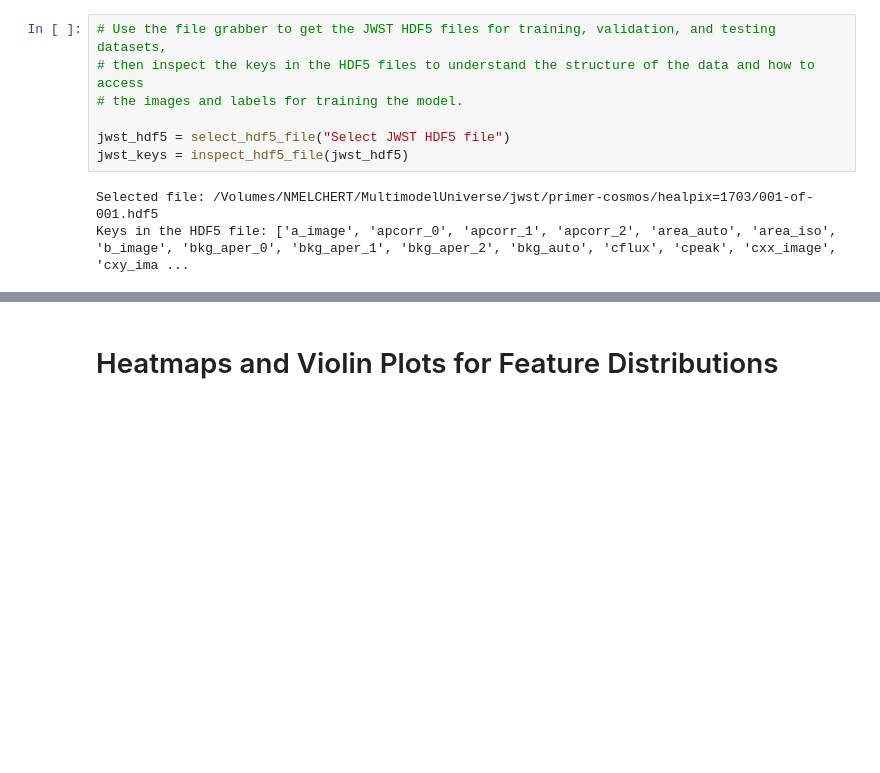
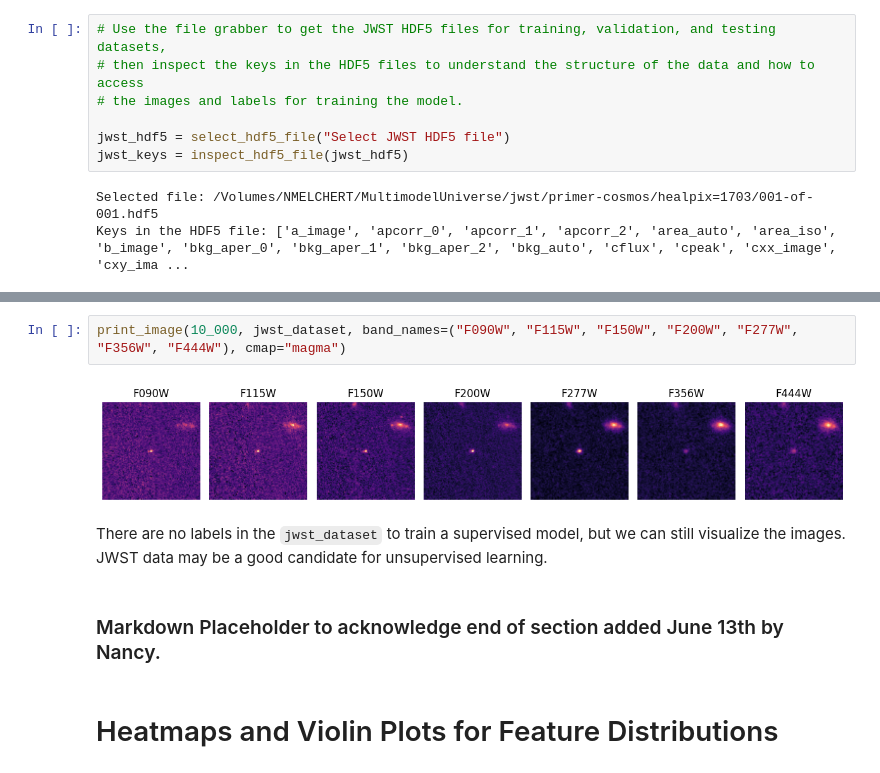
Before and after one commit to MADS-Milestone-2/Galaxy-Classifier, a Jupyter notebook: group-4-first-draft.ipynb, the cells around one changed output, grey strips where cells are left out. Saved outputs shown, nothing was run; the diff lists cells and outputs as text; blank space fills up the shorter version.

```diff
--- a/group-4-first-draft.ipynb
+++ b/group-4-first-draft.ipynb
@@ -858,3 +854,12 @@ plt.show()
+# %%
+print_image(10_000, jwst_dataset, band_names=("F090W", "F115W", "F150W", "F200W", "F277W", "F356W", "F444W"), cmap="magma")
+# %% [output]
+[figure, added]
+# %% [markdown]
+There are no labels in the `jwst_dataset` to train a supervised model, but we can still visualize the images.
+JWST data may be a good candidate for unsupervised learning.
+# %% [markdown]
+### Markdown Placeholder to acknowledge end of section added June 13th by Nancy.
 # %% [markdown]
 # Heatmaps and Violin Plots for Feature Distributions
 # %% [markdown]
```
Also changed, not shown: parts of 9 cells of this notebook.
